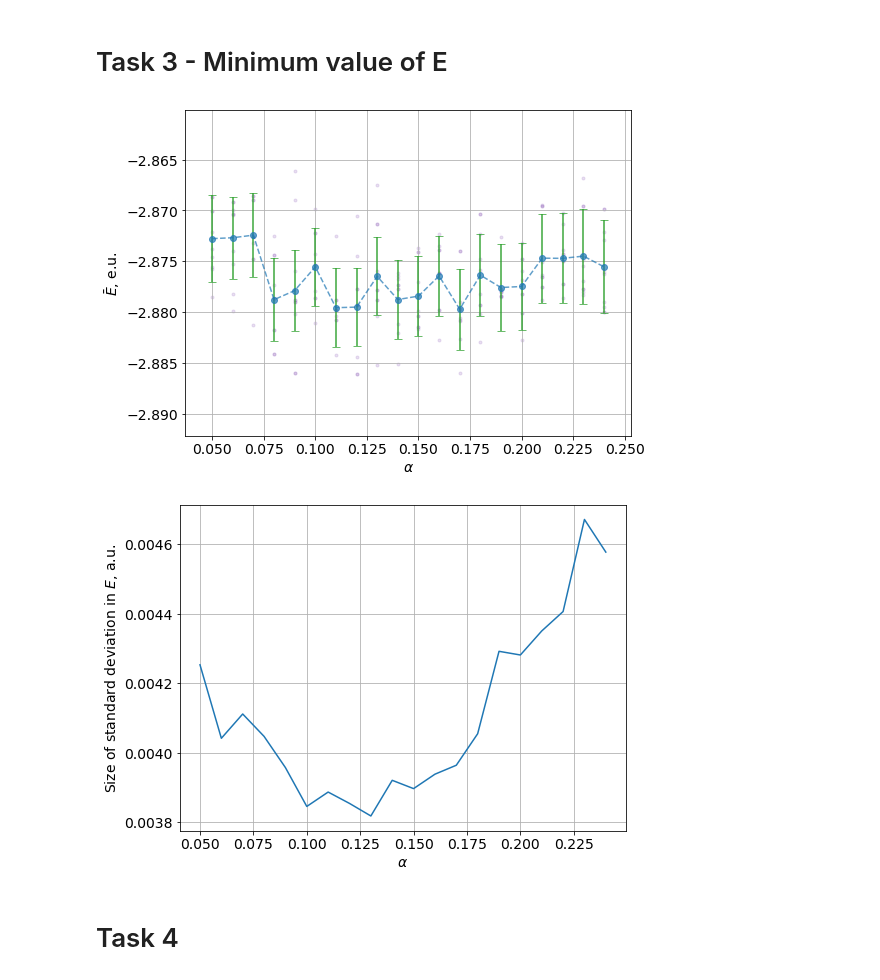
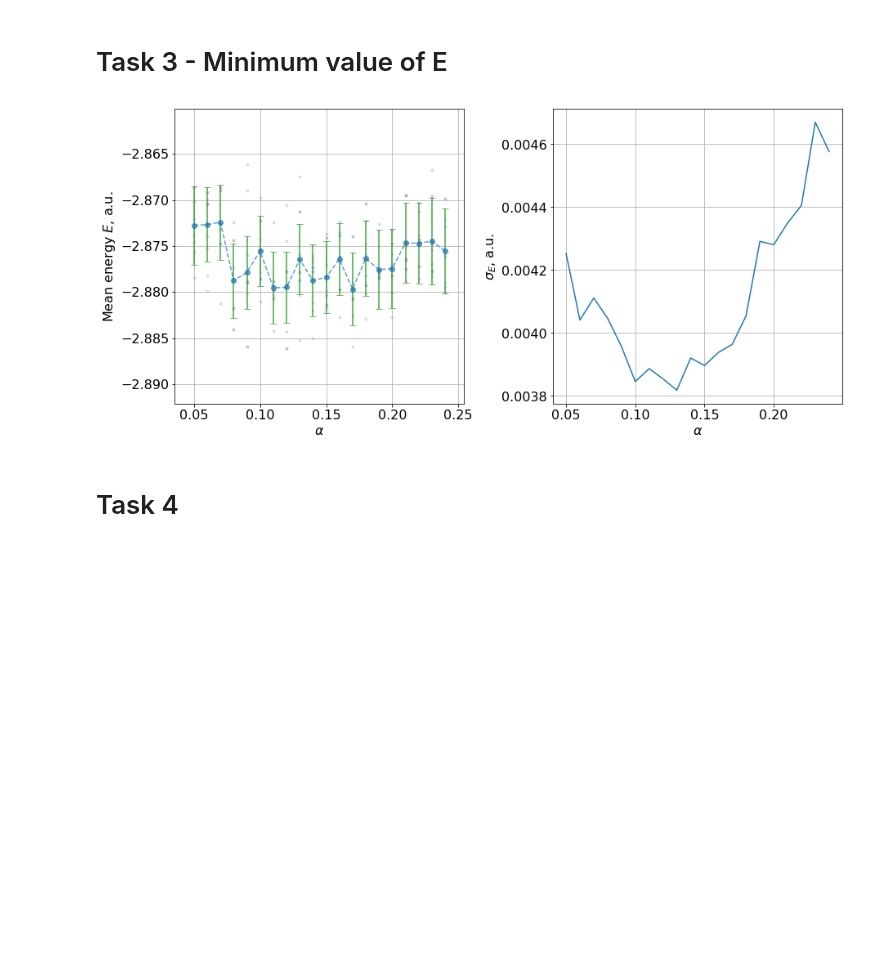
Before and after one commit to elindgren/compphys_homeworks, a Jupyter notebook: H2/H2b - Notebook.ipynb, the cells around one changed output. Saved outputs shown, nothing was run; the diff lists cells and outputs as text; code cells hidden in the pictures; blank space fills up the shorter version.

```diff
--- a/H2/H2b - Notebook.ipynb
+++ b/H2/H2b - Notebook.ipynb
@@ -8,10 +8,10 @@ from tqdm import tqdm_notebook
 # Set plot params
 plt.rc('font', size=14)          # controls default text sizes
 plt.rc('axes', titlesize=18)     # fontsize of the axes title
-plt.rc('axes', labelsize=14)    # fontsize of the x and y labels
-plt.rc('xtick', labelsize=14)    # fontsize of the tick labels
-plt.rc('ytick', labelsize=14)    # fontsize of the tick labels
-plt.rc('legend', fontsize=14)    # legend fontsize
+plt.rc('axes', labelsize=16)    # fontsize of the x and y labels
+plt.rc('xtick', labelsize=16)    # fontsize of the tick labels
+plt.rc('ytick', labelsize=16)    # fontsize of the tick labels
+plt.rc('legend', fontsize=16)    # legend fontsize
 # %% [markdown]
 # H2b - Variational method with Metropolis
 # %% [markdown]
@@ -129,38 +129,37 @@ Average energy is: -2.8823 a.u.
 # %%
 # Load energy and statistical inefficiency data
 data = np.loadtxt('task3.dat')
 
 # Calculate error bars - using statistical inefficiency, varE and N
 varE = data[:,4]*data[:,2]/data[:,3]  # Usage of
 
 # Use multiple values for each alpha to minimize error
 alphas = []
 E = []
 errE = []
 
 for alpha in np.unique(data[:,0]):
     idx = np.where(data[:,0]==alpha)
     average_meanE = np.sum(data[idx,1])/len(idx[0]) # Mean of mean energies
     average_varE = np.sum(varE[idx])/len(idx[0]) # Mean of variance in energies ???????
     alphas.append(alpha)
     E.append(average_meanE)
     errE.append(np.sqrt(average_varE))
 
-fig, ax = plt.subplots(figsize=(8,6))
-ax.scatter(data[:,0], data[:,1], color='C4', marker='.', alpha=0.2)
-ax.errorbar(alphas, E, yerr=errE, elinewidth=2, ecolor='C2', alpha=0.7, capsize=4, fmt='C0o--')
-ax.set_xlabel(r'$\alpha$')
-ax.set_ylabel(r'$\bar{E}$, e.u.')
-ax.grid()
+fig, ax = plt.subplots(1,2, figsize=(13,6))
+ax[0].scatter(data[:,0], data[:,1], color='C4', marker='.', alpha=0.2)
+ax[0].errorbar(alphas, E, yerr=errE, elinewidth=2, ecolor='C2', alpha=0.7, capsize=4, fmt='C0o--')
+ax[0].set_xlabel(r'$\alpha$')
+ax[0].set_ylabel(r'Mean energy $E$, a.u.')
+ax[0].grid()
 
-fig, ax = plt.subplots(figsize=(8,6))
-ax.plot(alphas, errE)
-ax.set_xlabel(r'$\alpha$')
-ax.set_ylabel(r'Size of standard deviation in $E$, a.u.')
-ax.grid()
+ax[1].plot(alphas, errE)
+ax[1].set_xlabel(r'$\alpha$')
+ax[1].set_ylabel(r'$\sigma_E$, a.u.')
+ax[1].grid()
+plt.tight_layout()
 # %% [output]
-[figure, old version]
+[figure, new version]
-[figure, removed]
 # %% [markdown]
 # Task 4
 # %% [markdown]
```
Also changed, not shown: parts of 2 cells of this notebook.
